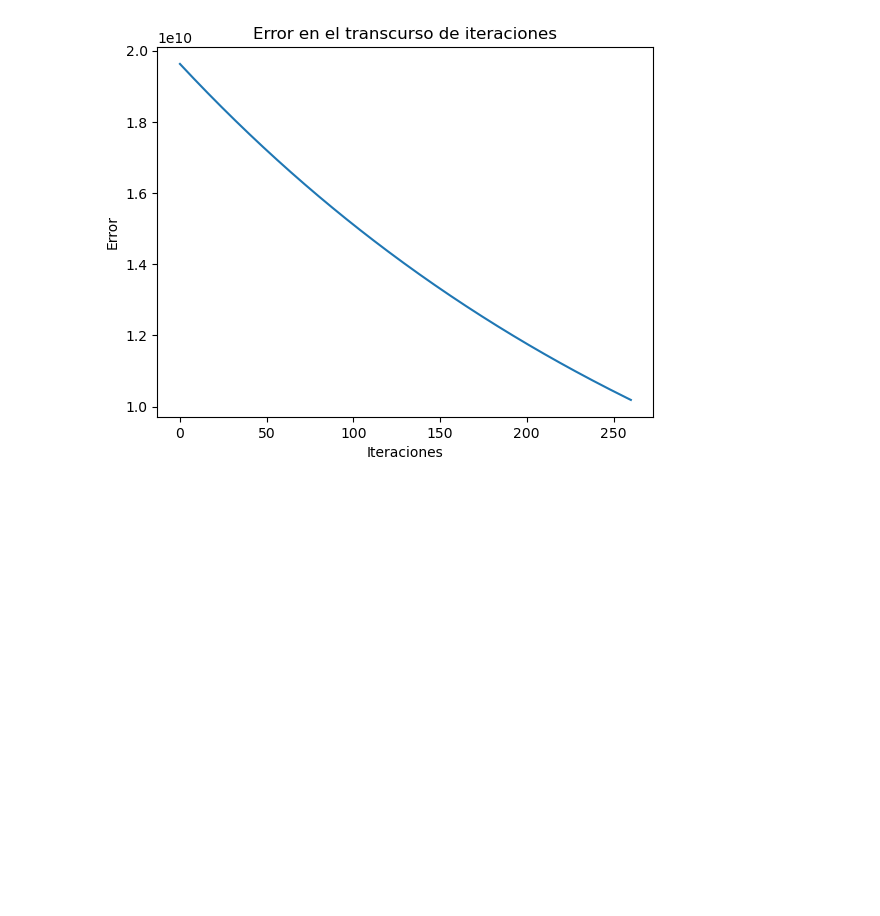
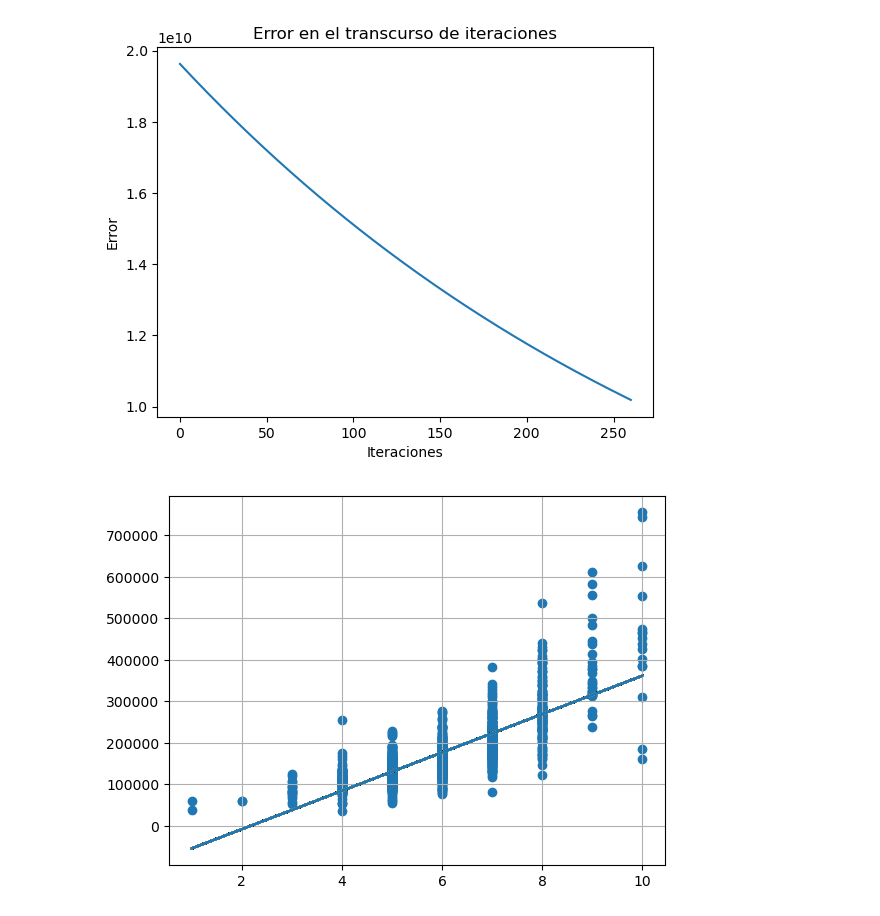
Before and after one commit to fhprime/Proyecto-Ciencia-de-Datos-FH-18003299, a Jupyter notebook: Proyecto Data Science Python FH 18003299.ipynb, the cells around one changed output. Saved outputs shown, nothing was run; the diff lists cells and outputs as text; code cells hidden in the pictures; blank space fills up the shorter version.

Commit message:
Primera implementacion graficas modelos

```diff
--- a/Proyecto Data Science Python FH 18003299.ipynb
+++ b/Proyecto Data Science Python FH 18003299.ipynb
@@ -184,6 +184,7 @@ class Modelo:
         self.varx = varx
         self.vary = vary
         self.epochs = epochs
+        self.varaux_x = varx
         self.print_error_every = print_error_every
         self.learning_rate = learning_rate
         self.b1 = 0.1
@@ -238,6 +239,15 @@ class Modelo:
         plt.xlabel('Iteraciones')
         plt.title("Error en el transcurso de iteraciones")
         plt.show()
+
+    def graph_models_time(self,n):
+        plt.scatter(self.varaux_x,self.vary)
+        for i in range(0,self.epochs+1,n):
+
+            plt.plot(self.varaux_x,self.varaux_x*self.dic_modelos[i][0]+self.dic_modelos[i][1])
+
+        plt.grid()
+        plt.show
 # %%
 Modelo1 = Modelo(OverallQual,sale_price,100001,1000,0.01)
 Modelo2 = Modelo(stFLsf,sale_price,261,1,0.000000001)
@@ -306,3 +313,7 @@ Modelo1.graph_error_time()
 Modelo2.graph_error_time()
 # %% [output]
 [figure]
+# %%
+Modelo1.graph_models_time(20)
+# %% [output]
+[figure, added]
```
Also changed, not shown: parts of 2 cells of this notebook.
